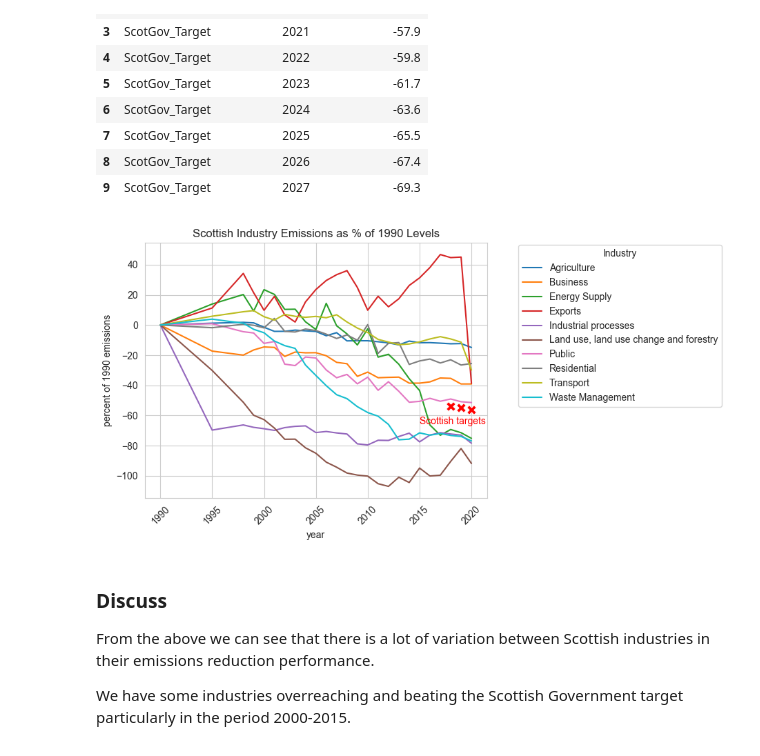
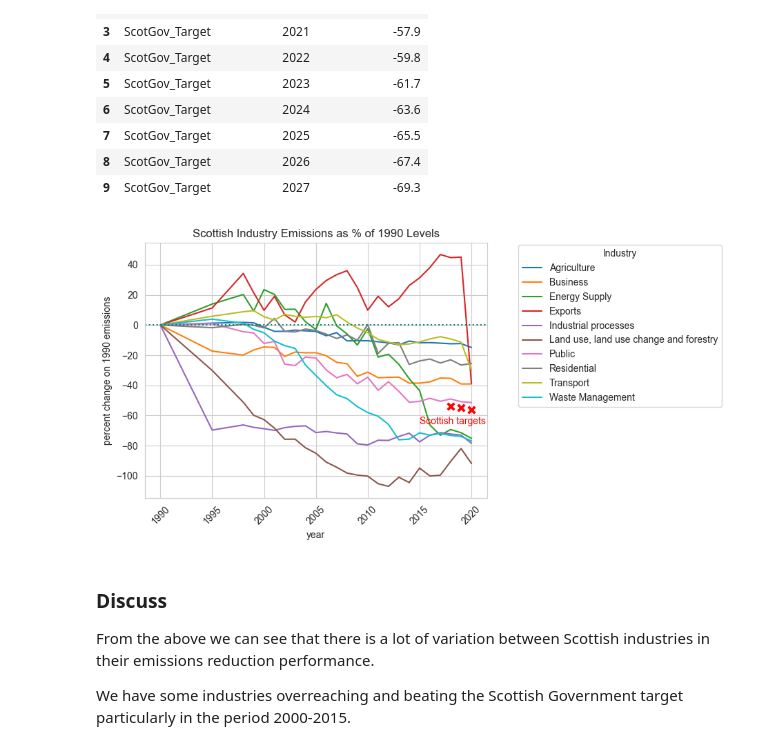
Before and after one commit to cassbc/PythonPortfolio, a Jupyter notebook: Scottish GHG Emissions/Scottish Government GHG commitment.ipynb, the cells around one changed output. Saved outputs shown, nothing was run; the diff lists cells and outputs as text; code cells hidden in the pictures.

```diff
--- a/Scottish GHG Emissions/Scottish Government GHG commitment.ipynb
+++ b/Scottish GHG Emissions/Scottish Government GHG commitment.ipynb
@@ -220,30 +220,32 @@ targets_df.head(10)
 # %%
 #Now just to plot
 sns.set_style("whitegrid")
 
 fig, ax = plt.subplots()
 
 #Industry data
 ax1 = sns.lineplot(data=industries,x='emission_year', y='pct_of_baselevel', hue='ncformat')
 
 #Targets data. Removing anything later than 2020 for the purposes of a clean plot
 ax2 = sns.scatterplot(data=targets_df[targets_df['emission_year'] < 2021], x='emission_year', y='pct_of_baselevel',
                marker='X', color='red', s=100)
 
+ax3 = plt.axhline(y=0, color='#0b8078', linestyle='dotted')
+
 plt.xticks(rotation=45)
 plt.title('Scottish Industry Emissions as % of 1990 Levels')
 
-ax.set(xlabel='year', ylabel='percent of 1990 emissions')
+ax.set(xlabel='year', ylabel='percent change on 1990 emissions')
 ax.set_xticks([1990,1995,2000,2005,2010,2015,2020])
 
 #Two legends on a plot like this is difficult -- easier to label instead.
 ax.text(.9, .3, 'Scottish targets', horizontalalignment='center',
      verticalalignment='center', transform=ax.transAxes, color='red')
 
 sns.move_legend(ax, "center right", bbox_to_anchor=(1.7, .675), ncol=1, title='Industry', frameon=True)
 plt.show()
 # %% [output]
-[figure, old version]
+[figure, new version]
 # %% [markdown]
 ### Discuss
 From the above we can see that there is a lot of variation between Scottish industries in their emissions reduction performance.
```
